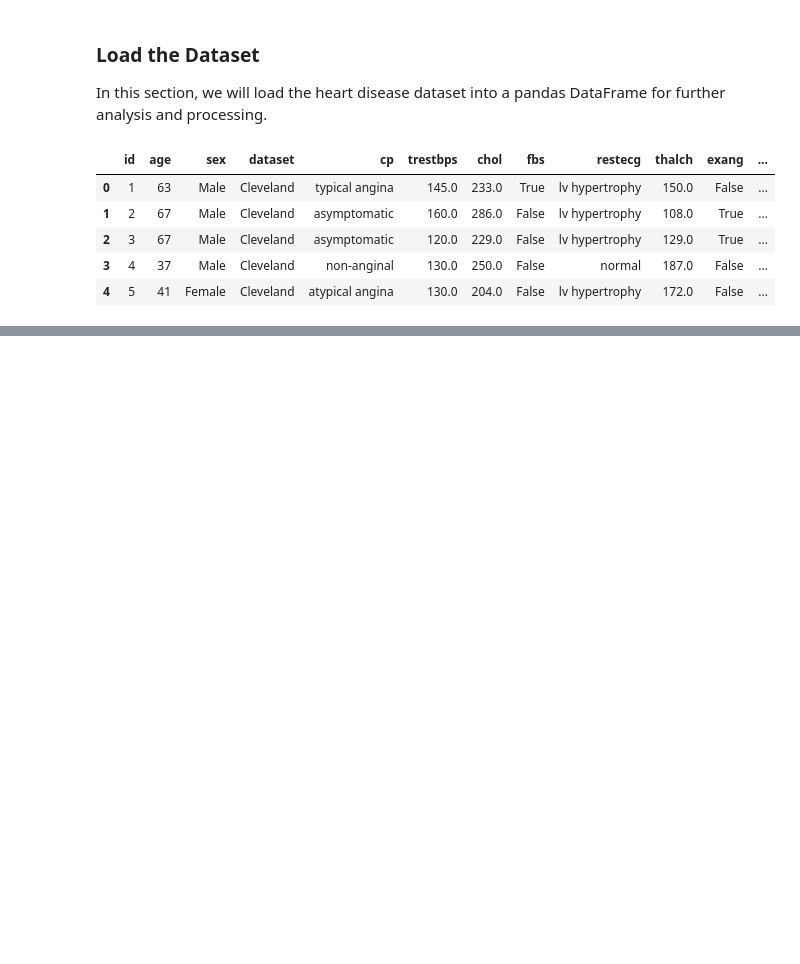
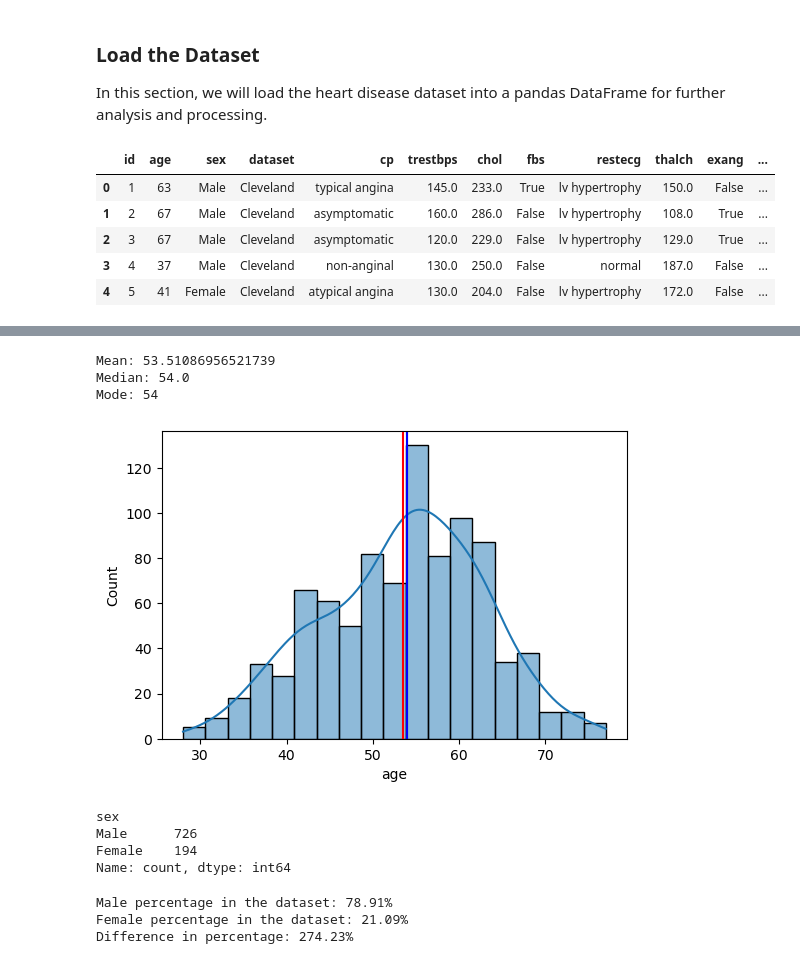
Before and after one commit to UsmanK7/Cardio-Predict, a Jupyter notebook: heart_disease_prediction.ipynb, the cells around one changed output, grey strips where cells are left out. Drawn from its saved outputs; the diff is of its cells as text; code cells hidden in the pictures; blank space fills up the shorter version.

```diff
--- a/heart_disease_prediction.ipynb
+++ b/heart_disease_prediction.ipynb
@@ -134,0 +181,17 @@ df.head()
+# %%
+# plot the mean, median and mode of age column
+plt.figure(figsize=(6, 4))
+sns.histplot(data=df, x='age', kde=True)
+plt.axvline(df['age'].mean(), color='red', label='Mean')
+plt.axvline(df['age'].median(), color='green', label='Median')
+plt.axvline(df['age'].mode()[0], color='blue', label='Mode')
+
+# print the value of mean, median and mode of age column
+print('Mean:', df['age'].mean())
+print('Median:', df['age'].median())
+print('Mode:', df['age'].mode()[0])
+# %% [output]
+Mean: 53.51086956521739
+Median: 54.0
+Mode: 54
+[figure, added]
@@ -134,0 +202,29 @@ df.head()
+# %%
+# find the number of unique values in sex column
+df['sex'].value_counts()
+# %% [output]
+sex
+Male      726
+Female    194
+Name: count, dtype: int64
+# %%
+# calculate the percentages of male and females
+male_count = 726
+female_count = 194
+total_count  = male_count + female_count
+
+# calculate the percentage
+male_percentage = (male_count / total_count) * 100
+female_percentage = (female_count / total_count) * 100
+
+# print the results
+print(f"Male percentage in the dataset: {male_percentage:.2f}%")
+print(f"Female percentage in the dataset: {female_percentage:.2f}%")
+
+# difference
+difference_percentage = ((male_count - female_count)/female_count ) * 100
+print(f"Difference in percentage: {difference_percentage:.2f}%")
+# %% [output]
+Male percentage in the dataset: 78.91%
+Female percentage in the dataset: 21.09%
+Difference in percentage: 274.23%
```
Also changed, not shown: parts of 13 cells of this notebook.
